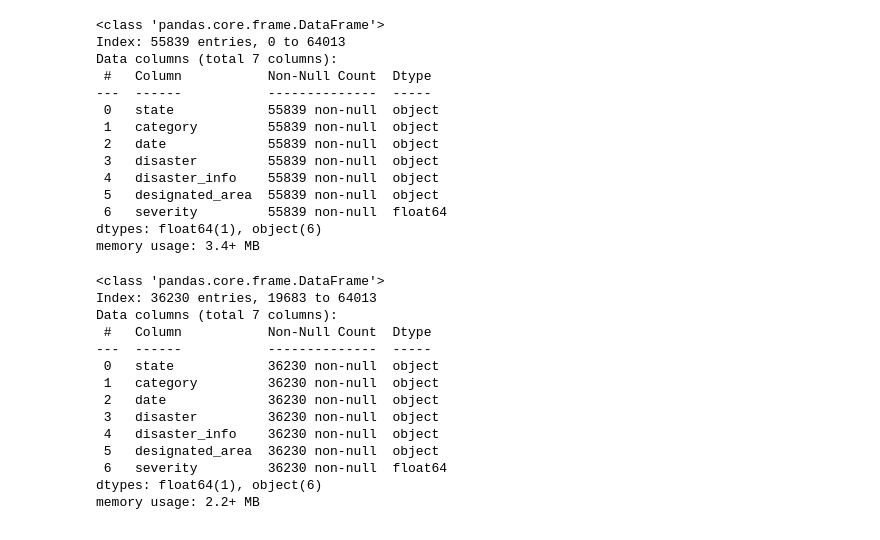
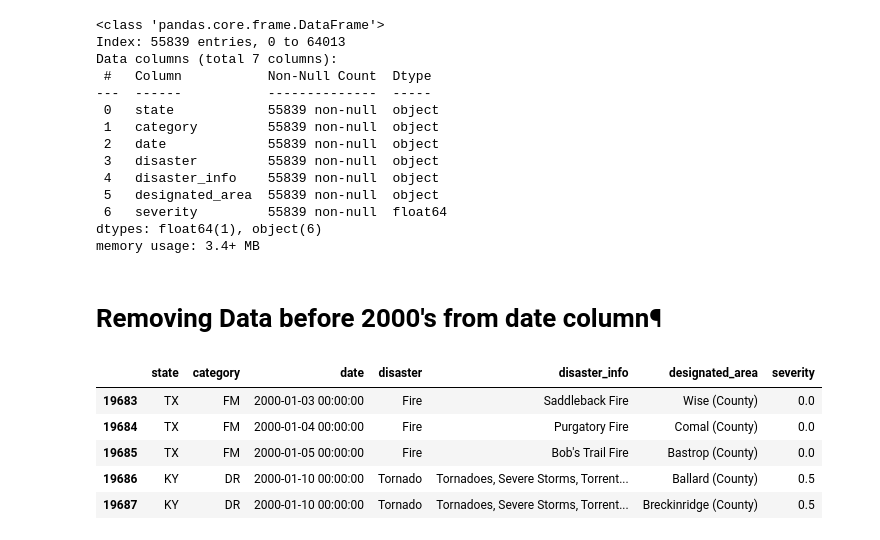
Before and after one commit to Apollo-Blaze/FloodGuard, a Jupyter notebook: Cleaning.ipynb, the cells around one changed output. Drawn from its saved outputs; the diff is of its cells as text; code cells hidden in the pictures.

```diff
--- a/Cleaning.ipynb
+++ b/Cleaning.ipynb
@@ -224,26 +211,20 @@ Data columns (total 7 columns):
  6   severity         55839 non-null  float64
 dtypes: float64(1), object(6)
 memory usage: 3.4+ MB
+# %% [markdown]
+# Removing Data before 2000's from date column¶
 # %%
 data.loc[:, 'date'] = pd.to_datetime(data['date'])
 
 # Filter for disasters from the year 2000 onward
 data = data[data['date'] >= pd.Timestamp('2000-01-01')].copy()
 
 # Show DataFrame info
-data.info()
+data.head()
 # %% [output]
-<class 'pandas.core.frame.DataFrame'>
-Index: 36230 entries, 19683 to 64013
-Data columns (total 7 columns):
- #   Column           Non-Null Count  Dtype
----  ------           --------------  -----
- 0   state            36230 non-null  object
- 1   category         36230 non-null  object
- 2   date             36230 non-null  object
- 3   disaster         36230 non-null  object
- 4   disaster_info    36230 non-null  object
- 5   designated_area  36230 non-null  object
- 6   severity         36230 non-null  float64
-dtypes: float64(1), object(6)
-memory usage: 2.2+ MB
+|  | state | category | date | disaster | disaster_info | designated_area | severity |
+| 19683 | TX | FM | 2000-01-03 00:00:00 | Fire | Saddleback Fire | Wise (County) | 0.0 |
+| 19684 | TX | FM | 2000-01-04 00:00:00 | Fire | Purgatory Fire | Comal (County) | 0.0 |
+| 19685 | TX | FM | 2000-01-05 00:00:00 | Fire | Bob's Trail Fire | Bastrop (County) | 0.0 |
+| 19686 | KY | DR | 2000-01-10 00:00:00 | Tornado | Tornadoes, Severe Storms, Torrent... | Ballard (County) | 0.5 |
+| 19687 | KY | DR | 2000-01-10 00:00:00 | Tornado | Tornadoes, Severe Storms, Torrent... | Breckinridge (County) | 0.5 |
```
Also changed, not shown: parts of 25 cells of this notebook, 2 other files.
